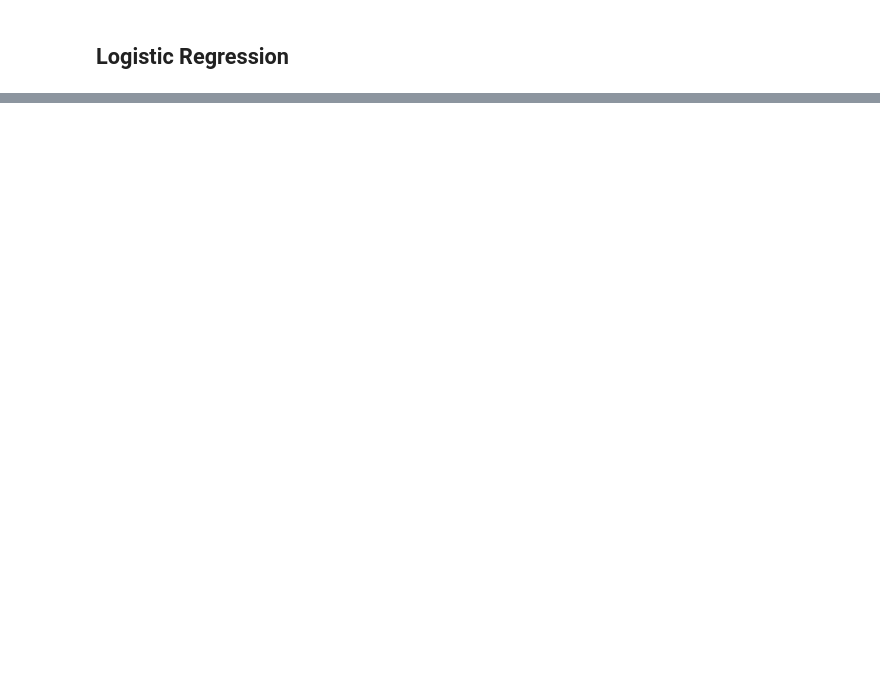
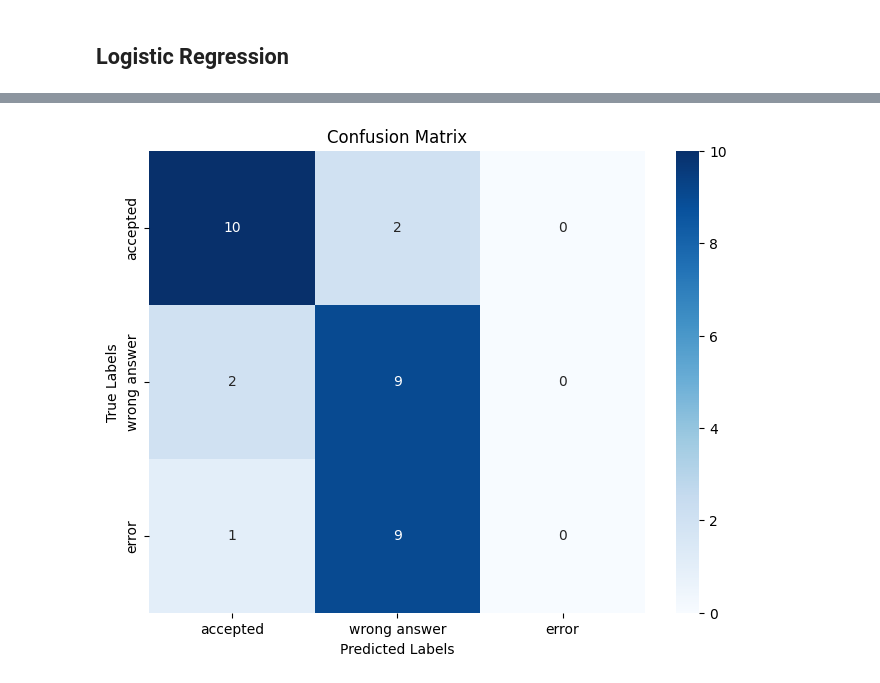
Before and after one commit to jobrooks/Solving-Coding-Problems-With-Machine-Learning, a Jupyter notebook: Analysis.ipynb, the cells around one changed output, grey strips where cells are left out. Cells and saved outputs as stored; diff of their text form; code cells hidden in the pictures; blank space fills up the shorter version.

Commit message:
"Classification report, hyperparameter tuning and confusion matrix"

```diff
--- a/Analysis.ipynb
+++ b/Analysis.ipynb
@@ -421,0 +510,16 @@ See the caveats in the documentation: https://pandas.pydata.org/pandas-docs/stab
+# %%
+# Get the predicted labels for the validation set
+y_val_pred = best_model.predict(X_val)
+
+# Create a confusion matrix
+conf_matrix = confusion_matrix(y_val_labels, y_val_pred)
+
+# Plot the confusion matrix
+plt.figure(figsize=(8, 6))
+sns.heatmap(conf_matrix, annot=True, fmt='d', cmap='Blues', xticklabels=['accepted', 'wrong answer', 'error'], yticklabels=['accepted', 'wrong answer', 'error'])
+plt.xlabel('Predicted Labels')
+plt.ylabel('True Labels')
+plt.title('Confusion Matrix')
+plt.show()
+# %% [output]
+[figure, added]
```
Also changed, not shown: parts of 7 cells of this notebook.
